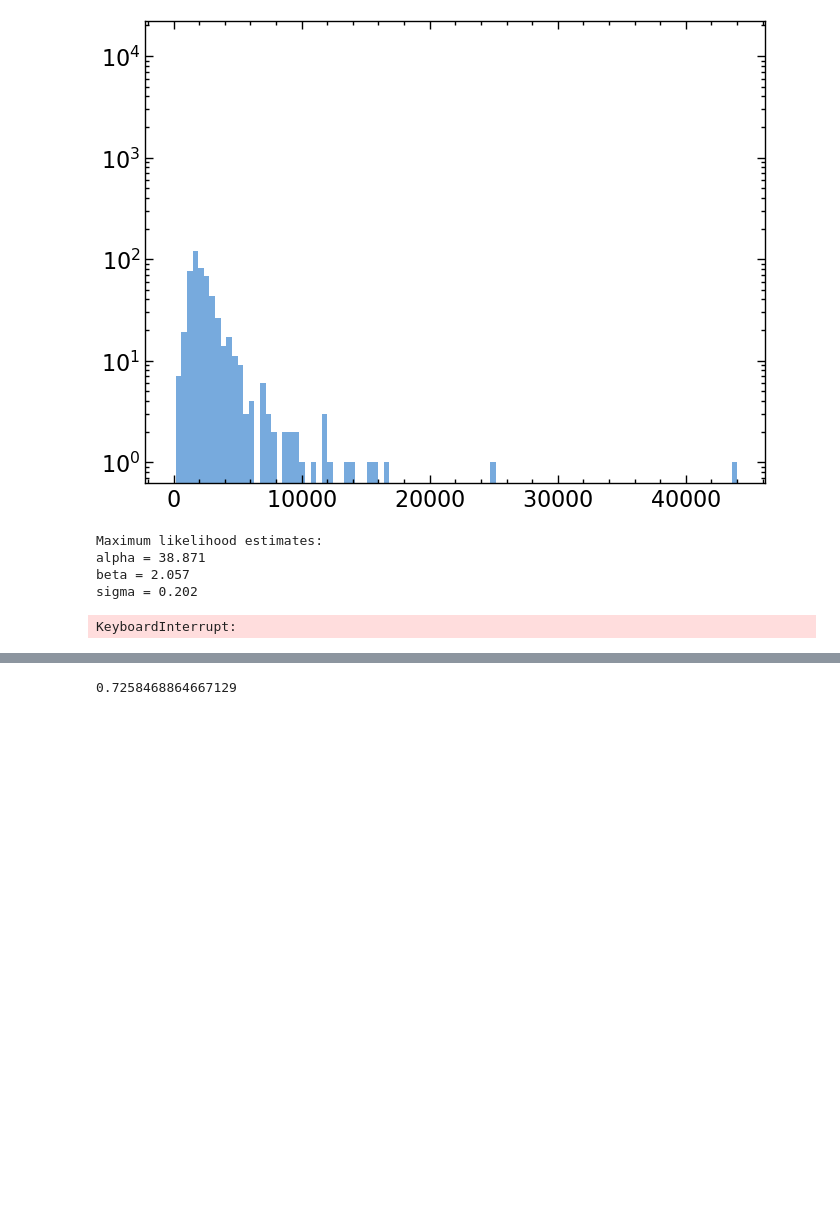
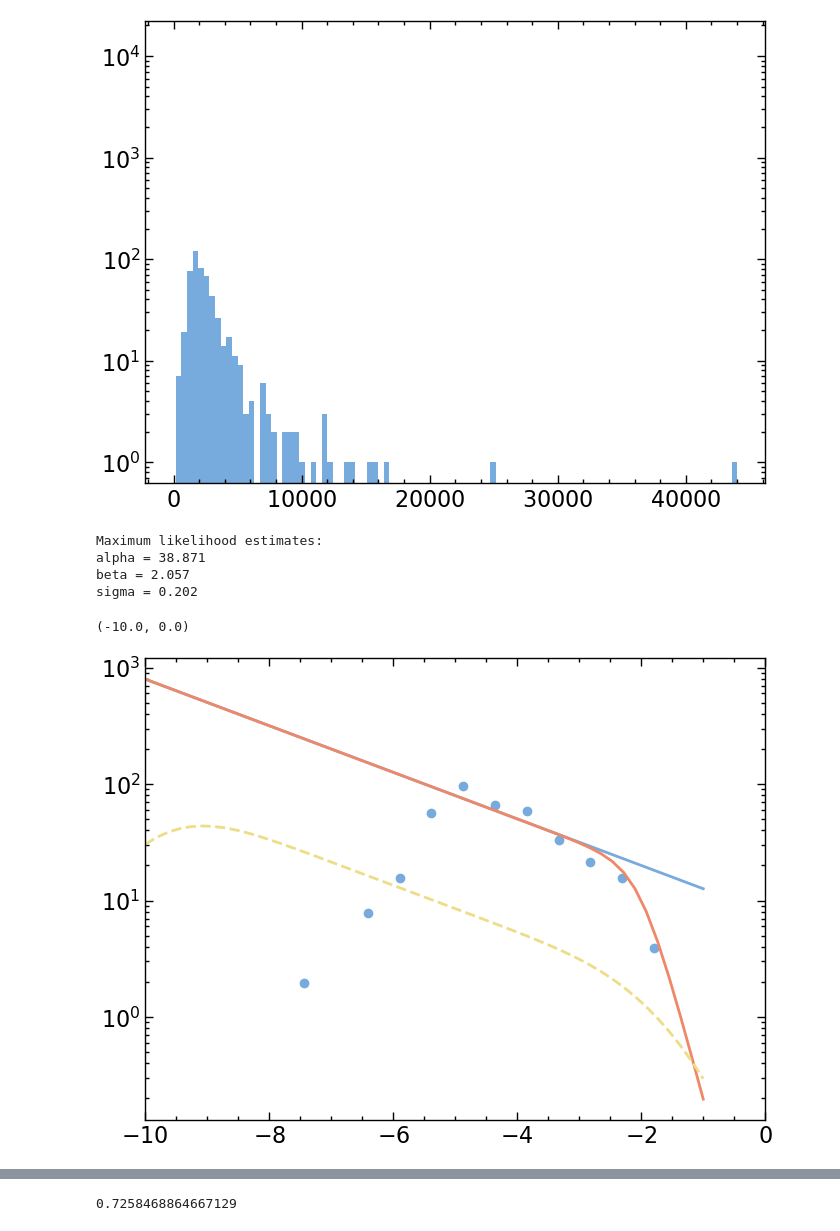
Before and after one commit to burke86/imbh_demographics, a Jupyter notebook: xray.ipynb, the cells around one changed output, grey strips where cells are left out. Cells and saved outputs as stored; diff of their text form; code cells hidden in the pictures; blank space fills up the shorter version.

Commit message:
adding power law

```diff
--- a/xray.ipynb
+++ b/xray.ipynb
@@ -23,4 +23,6 @@ from scipy.optimize import minimize
 
 import emcee
 import corner
+# %%
+erdf = 'powerlaw' # 'lognorm'
 # %%
@@ -1010,8 +1050,8 @@ dataset = 'field'
 xp=10.0
 yp=38.0
 
-nsamp=4000
-nburn=2000
+nsamp=400
+nburn=200
 
 if dataset == 'M15':
 
@@ -1162,8 +1202,12 @@ print("alpha = {0:.3f}".format(alpha_ml+yp))
 print("beta = {0:.3f}".format(beta_ml))
 print("sigma = {0:.3f}".format(np.exp(2*log_f_ml)))
 
-#      logms0, alpha, beta,    log_f,  f_a, delta, theta
-pos = [-2, soln.x[0], soln.x[1], -0.1, 0.98, 1, 1]
+if erdf == 'lognorm':
+    #      logms0, alpha, beta,    log_f,  f_a, delta, theta
+    pos = [-2, soln.x[0], soln.x[1], -0.1, 0.98, 1, 1]
+else:
+    #   logms0, delta1, ep, log_xi* f_a, delta, theta
+    pos = [-2, 0.3, 1.5, 2.0, 0.98, .2, 1]
 
 pos = np.array(pos) + 1e-4 * np.random.randn(32, len(pos))
 nwalkers, ndim = pos.shape
@@ -1192,8 +1236,10 @@ with Pool() as pool:
 # Plot
 fig, axes = plt.subplots(ndim, figsize=(12, 7), sharex=True)
 samples = sampler.get_chain()
-
-labels = [r"$\log(M_{\star,0}/M_{\odot})$", r"$\alpha$", r"$\beta$", r"$\sigma$ [dex]", r'$f_a$', r'$a$', r'$\theta$']
+if erdf == 'lognorm':
+    labels = [r"$\log(M_{\star,0}/M_{\odot})$", r"$\alpha$", r"$\beta$", r"$\sigma$ [dex]", r'$f_a$', r'$delta$', r'$\theta$']
+else:
+    labels = [r"$\log(M_{\star,0}/M_{\odot})$", r"$delta_1$", r"$ep$", r'$log xi$', r'$f_a$', r'$delta$', r'$\theta$']
 
 for i in range(ndim):
     ax = axes[i]
@@ -1219,9 +1265,11 @@ beta50 = np.median(flat_samples[:,2])
 sigma50 = np.median(np.exp(2*flat_samples[:,3]))
 
 # Corner
-flat_samples[:,3] = np.exp(2*flat_samples[:,3]) # sigma
 flat_samples[:,0] += xp # log M_*,0
-flat_samples[:,1] += yp # alpha
+if erdf == 'lognorm':
+    flat_samples[:,1] += yp # alpha
+    flat_samples[:,3] = np.exp(2*flat_samples[:,3]) # sigma
+
 fig_corner = corner.corner(flat_samples, labels=labels, quantiles=[0.16, 0.84], color=color, show_titles=True)
 
 
@@ -1274,11 +1322,17 @@ print('95% CI: ', log_ms0_low)
 
 # Occupation fraction
 foccs = np.zeros([len(flat_samples), len(x_eval)])
-for i, s in enumerate(flat_samples):
-    xii = np.exp(s[5])
-    theta2i = s[6]
-    foccs[i,:] = 1/(1 + xii * np.exp(-theta2i*(x_eval + xp - s[0])))**(1/xii)
-    #foccs[i,:] = 1/2*(1 + np.tanh(2.5**np.abs(8.9 - s[0]) * (x_eval + xp - s[0])))
+if erdf == 'lognorm':
+    for i, s in enumerate(flat_samples):
+        xii = np.exp(s[5])
+        theta2i = s[6]
+        foccs[i,:] = 1/(1 + xii * np.exp(-theta2i*(x_eval + xp - s[0])))**(1/xii)
+        #foccs[i,:] = 1/2*(1 + np.tanh(2.5**np.abs(8.9 - s[0]) * (x_eval + xp - s[0])))
+else:
+    for i, s in enumerate(flat_samples):
+            xii = np.exp(s[5])
+            theta2i = s[6]
+            foccs[i,:] = 1/(1 + xii * np.exp(-theta2i*(x_eval + xp - s[0])))**(1/xii)
 
 #axes[1].plot(x_eval + xp, f_occ_low, color, alpha=0.1)
 axes[1].fill_between(x_eval + xp, np.percentile(foccs, 16, axis=0),  np.percentile(foccs, 84, axis=0), color=color, alpha=0.3,
@@ -1360,5 +1414,27 @@ elif dataset == 'M15':
     fig.savefig('bhofxraymiller.pdf', dpi=300)
 else:
     fig.savefig('bhofxray.pdf', dpi=300)
-# %% [output]
-KeyboardInterrupt:
+# %%
+## Plot the ERDF
+
+h, bin_edges = np.histogram((y + yp + 1 - 38.2 - (x + xp - 4))[yerr>0], bins=np.linspace(-10, 10, 40))
+dlogx = np.diff(bin_edges)[0]
+#plt.hist((y + yp + 1 - 38.2 - (x + xp - 4))[yerr>0], bins=40, log=True);
+plt.scatter(bin_edges[:-1], h/dlogx);
+
+x_eval = np.linspace(-10, -1)
+plt.plot(x_eval, .2 * 1e2*(10**x_eval/10**-2)**(-.2) )
+
+plt.plot(x_eval, .2 * 1e2*((10**x_eval/10**-2)**(.2) + (10**x_eval/10**-2)**(2))**-1 )
+
+f = [np.trapz(.2 * 1e2*((10**np.arange(-10, 10, 0.1)/10**-2)**(.2) + (10**np.arange(-10, 10, 0.1)/10**-2)**(2))**-1 * st.norm.pdf(x_eval[i] - np.arange(-10, 10, 0.1), loc=0, scale=.8 ), dx=dyI) for i, yi in enumerate(x_eval)]
+plt.plot(x_eval, f, linestyle='dashed')
+
+
+plt.yscale('log')
+plt.xlim(-10, 0)
+
+# S [ logxi + beta * y * N(y-4, 0.55) ] dy
+# %% [output]
+(-10.0, 0.0)
+[figure, added]
```
Also changed, not shown: parts of 16 cells of this notebook.
